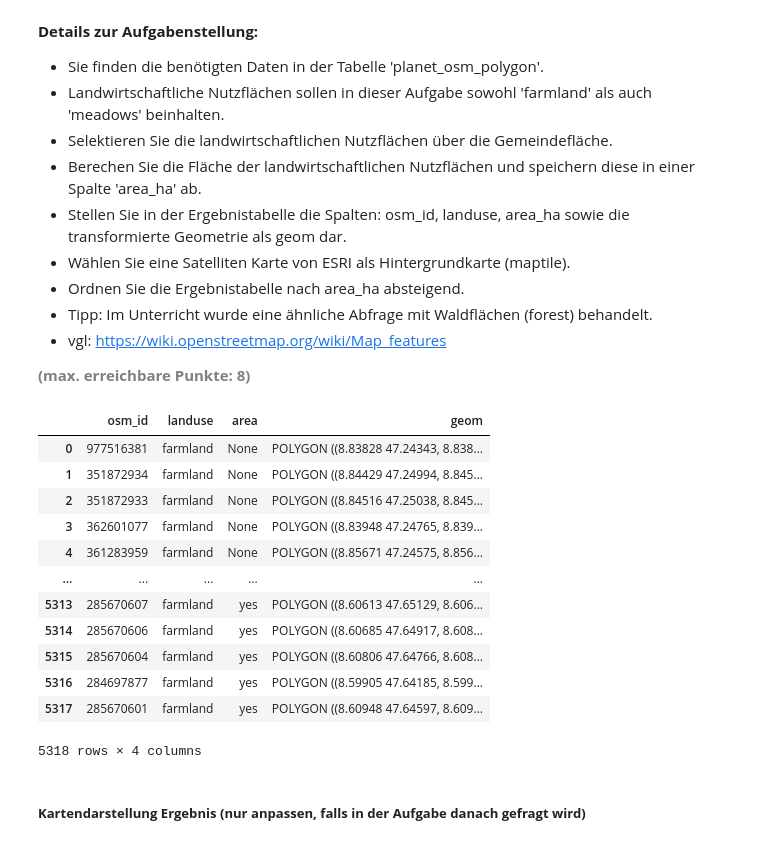
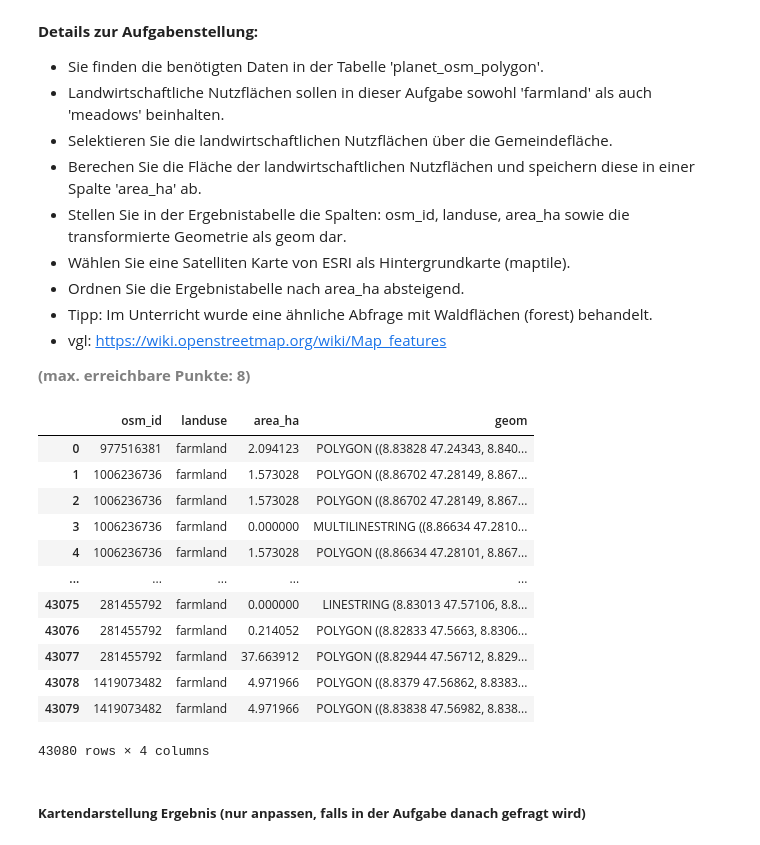
Before and after one commit to migifor-forstmi4/python_postgresql_postgis, a Jupyter notebook: Leistungsnachweis 1/AP03_Management_Raeumliche_Daten.ipynb, the cells around one changed output. Drawn from its saved outputs; the diff is of its cells as text; code cells hidden in the pictures.

```diff
--- a/Leistungsnachweis 1/AP03_Management_Raeumliche_Daten.ipynb
+++ b/Leistungsnachweis 1/AP03_Management_Raeumliche_Daten.ipynb
@@ -575,44 +575,47 @@ Die Karte wurde unter 'maps/map_lake.html' gespeichert.
 - vgl: https://wiki.openstreetmap.org/wiki/Map_features
 
 <b style="color: gray;">(max. erreichbare Punkte: 8)</b>
-# %%
-# Engine für Datenbankverbindung erstellen
-engine = create_engine(db_connection_url)
-
-# Ergänzen Sie die SQL-Abfrage, um die Aufgabe zu lösen
-sql = """SELECT
-            p.osm_id,
-            p.landuse,
-            p.area,
-             ST_Transform(p.way::geometry, 4326) AS geom
-         FROM
-            planet_osm_polygon AS p
-            WHERE landuse = 'farmland'
-         ORDER BY area DESC
-     ;"""
-
-# Ergebnis in GeoDataFrame abspeichern
-gdf = gpd.GeoDataFrame.from_postgis(sql, engine)
-
-# Datenbankverbindung trennen
-engine.dispose()
-
-# Zeigen des GeoDataFrames
-gdf
-# %% [output]
-|  | osm_id | landuse | area | geom |
-| 0 | 977516381 | farmland | None | POLYGON ((8.83828 47.24343, 8.838... |
-| 1 | 351872934 | farmland | None | POLYGON ((8.84429 47.24994, 8.845... |
-| 2 | 351872933 | farmland | None | POLYGON ((8.84516 47.25038, 8.845... |
-| 3 | 362601077 | farmland | None | POLYGON ((8.83948 47.24765, 8.839... |
-| 4 | 361283959 | farmland | None | POLYGON ((8.85671 47.24575, 8.856... |
-| ... | ... | ... | ... | ... |
-| 5313 | 285670607 | farmland | yes | POLYGON ((8.60613 47.65129, 8.606... |
-| 5314 | 285670606 | farmland | yes | POLYGON ((8.60685 47.64917, 8.608... |
-| 5315 | 285670604 | farmland | yes | POLYGON ((8.60806 47.64766, 8.608... |
-| 5316 | 284697877 | farmland | yes | POLYGON ((8.59905 47.64185, 8.599... |
-| 5317 | 285670601 | farmland | yes | POLYGON ((8.60948 47.64597, 8.609... |
-5318 rows × 4 columns
+# %%
+# Engine für Datenbankverbindung erstellen
+engine = create_engine(db_connection_url)
+
+# Ergänzen Sie die SQL-Abfrage, um die Aufgabe zu lösen
+sql = """SELECT
+    p.osm_id,
+    p.landuse,
+    ST_Area(
+        ST_Transform(
+            ST_Intersection(p.way, z.way),
+            32632)) / 10000 AS area_ha,
+    ST_Transform(ST_Intersection(p.way, z.way), 4326) AS geom
+FROM public.planet_osm_polygon AS p
+JOIN public.planet_osm_polygon AS z
+  ON ST_Intersects(z.way, p.way)
+WHERE p.landuse = 'farmland'
+     ;"""
+
+# Ergebnis in GeoDataFrame abspeichern
+gdf = gpd.GeoDataFrame.from_postgis(sql, engine)
+
+# Datenbankverbindung trennen
+engine.dispose()
+
+# Zeigen des GeoDataFrames
+gdf
+# %% [output]
+|  | osm_id | landuse | area_ha | geom |
+| 0 | 977516381 | farmland | 2.094123 | POLYGON ((8.83828 47.24343, 8.840... |
+| 1 | 1006236736 | farmland | 1.573028 | POLYGON ((8.86702 47.28149, 8.867... |
+| 2 | 1006236736 | farmland | 1.573028 | POLYGON ((8.86702 47.28149, 8.867... |
+| 3 | 1006236736 | farmland | 0.000000 | MULTILINESTRING ((8.86634 47.2810... |
+| 4 | 1006236736 | farmland | 1.573028 | POLYGON ((8.86634 47.28101, 8.867... |
+| ... | ... | ... | ... | ... |
+| 43075 | 281455792 | farmland | 0.000000 | LINESTRING (8.83013 47.57106, 8.8... |
+| 43076 | 281455792 | farmland | 0.214052 | POLYGON ((8.82833 47.5663, 8.8306... |
+| 43077 | 281455792 | farmland | 37.663912 | POLYGON ((8.82944 47.56712, 8.829... |
+| 43078 | 1419073482 | farmland | 4.971966 | POLYGON ((8.8379 47.56862, 8.8383... |
+| 43079 | 1419073482 | farmland | 4.971966 | POLYGON ((8.83838 47.56982, 8.838... |
+43080 rows × 4 columns
 # %% [markdown]
 ##### <b>Kartendarstellung Ergebnis (nur anpassen, falls in der Aufgabe danach gefragt wird)</b>
 # %%
```
Also changed, not shown: 1 other file.
